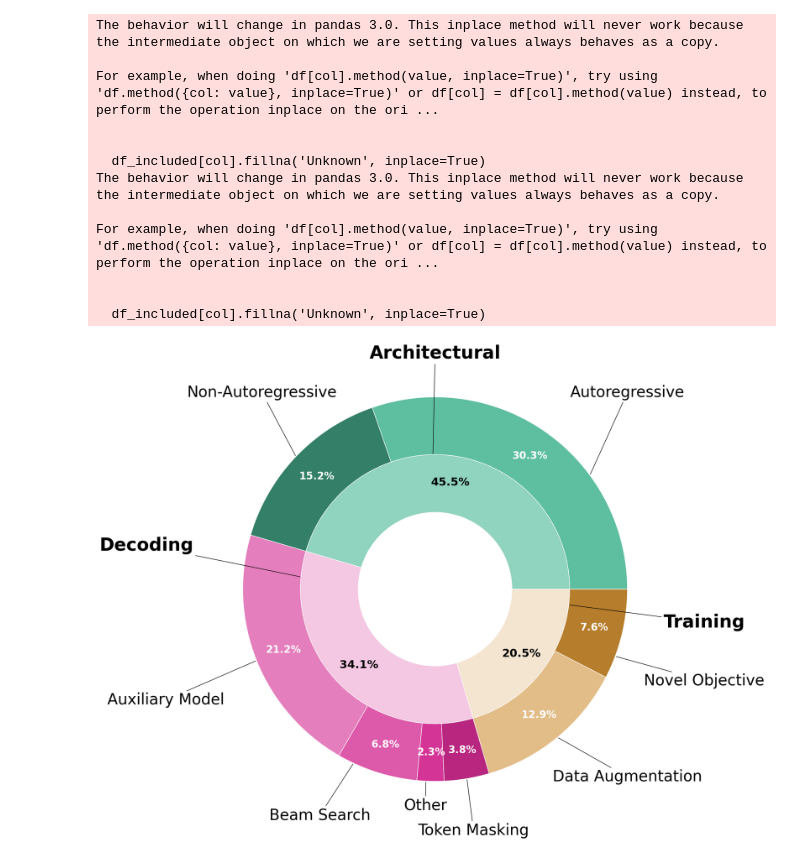
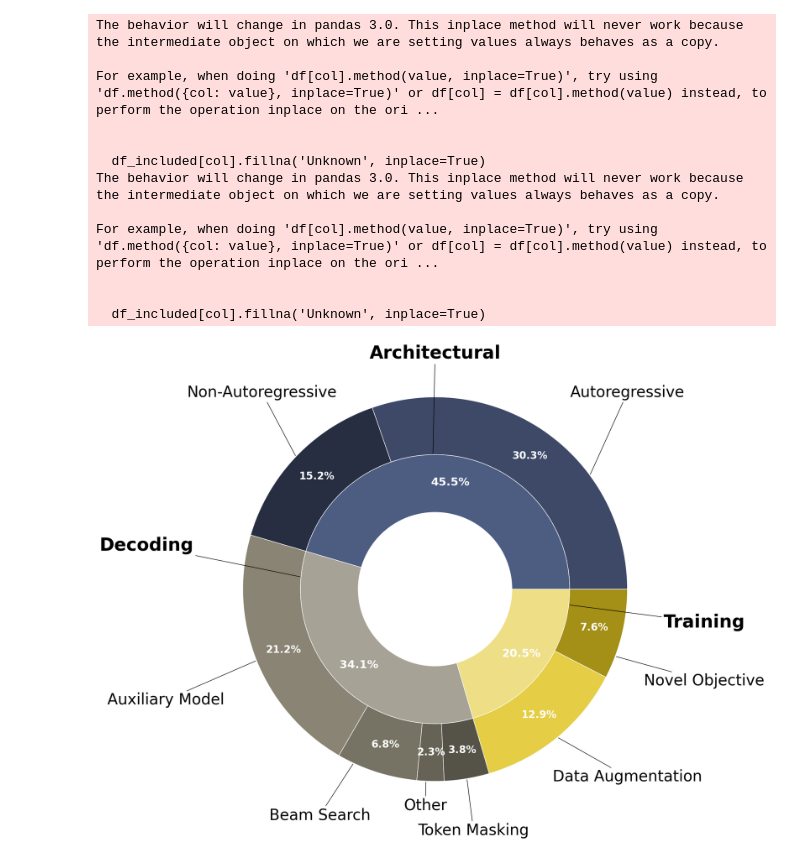
Before and after one commit to JosephMuddle/lit-review-papers, a Jupyter notebook: Pie.ipynb, the cells around one changed output. Saved outputs shown, nothing was run; the diff lists cells and outputs as text; code cells hidden in the pictures.

Commit message:
Update pie & bar chart

```diff
--- a/Pie.ipynb
+++ b/Pie.ipynb
@@ -48,9 +48,10 @@ inner_sizes = general_counts.values
 import colorsys
 
 # Choose a qualitative colormap for the inner wedges
-inner_cmap = plt.get_cmap('Set2')
+# inner_cmap = plt.get_cmap('Set2')
+inner_cmap = plt.get_cmap('cividis')
 num_colors = len(inner_labels)
-offset = 0.1
+offset = 0.24
 inner_colors = inner_cmap(np.linspace(offset, offset + 1, num_colors, endpoint=False) % 1)
 
 # Helper function to adjust lightness
@@ -95,7 +96,7 @@ wedges_inner, _, autotexts_inner = ax.pie(inner_sizes, radius=0.7, labels=None,
        wedgeprops=dict(width=0.3, edgecolor='w'), autopct='%.1f%%', pctdistance=0.8)
 
 plt.setp(autotexts_outer, size=20, weight="bold", color="white")
-plt.setp(autotexts_inner, size=22, weight="bold", color="black")
+plt.setp(autotexts_inner, size=22, weight="bold", color="white")
 
 # --- Aligning Labels with Arrows ---
 
@@ -215,31 +216,31 @@ add_annotations(
     wedges_inner, inner_labels, 0.7, 1.3, ax, 35,
     font_weight='bold',
     manual_positions=manual_positions_general,
     manual_angle_factors=manual_angle_factors_general
 )
 
 add_annotations(
     wedges_outer, outer_labels, 1, 1.3, ax, 30,
     manual_positions=manual_positions_specific,
     manual_angle_factors=manual_angle_factors_specific
 )
 
 
 ax.axis('equal')  # Equal aspect ratio ensures that pie is drawn as a circle.
 # fig.tight_layout()
 # plt.show()
 plt.savefig("pie.png", dpi=300)
 # %% [output]
 The behavior will change in pandas 3.0. This inplace method will never work because the intermediate object on which we are setting values always behaves as a copy.
 
 For example, when doing 'df[col].method(value, inplace=True)', try using 'df.method({col: value}, inplace=True)' or df[col] = df[col].method(value) instead, to perform the operation inplace on the ori ...
 
 
   df_included[col].fillna('Unknown', inplace=True)
 The behavior will change in pandas 3.0. This inplace method will never work because the intermediate object on which we are setting values always behaves as a copy.
 
 For example, when doing 'df[col].method(value, inplace=True)', try using 'df.method({col: value}, inplace=True)' or df[col] = df[col].method(value) instead, to perform the operation inplace on the ori ...
 
 
   df_included[col].fillna('Unknown', inplace=True)
-[figure, old version]
+[figure, new version]
```
Also changed, not shown: 3 other files.
